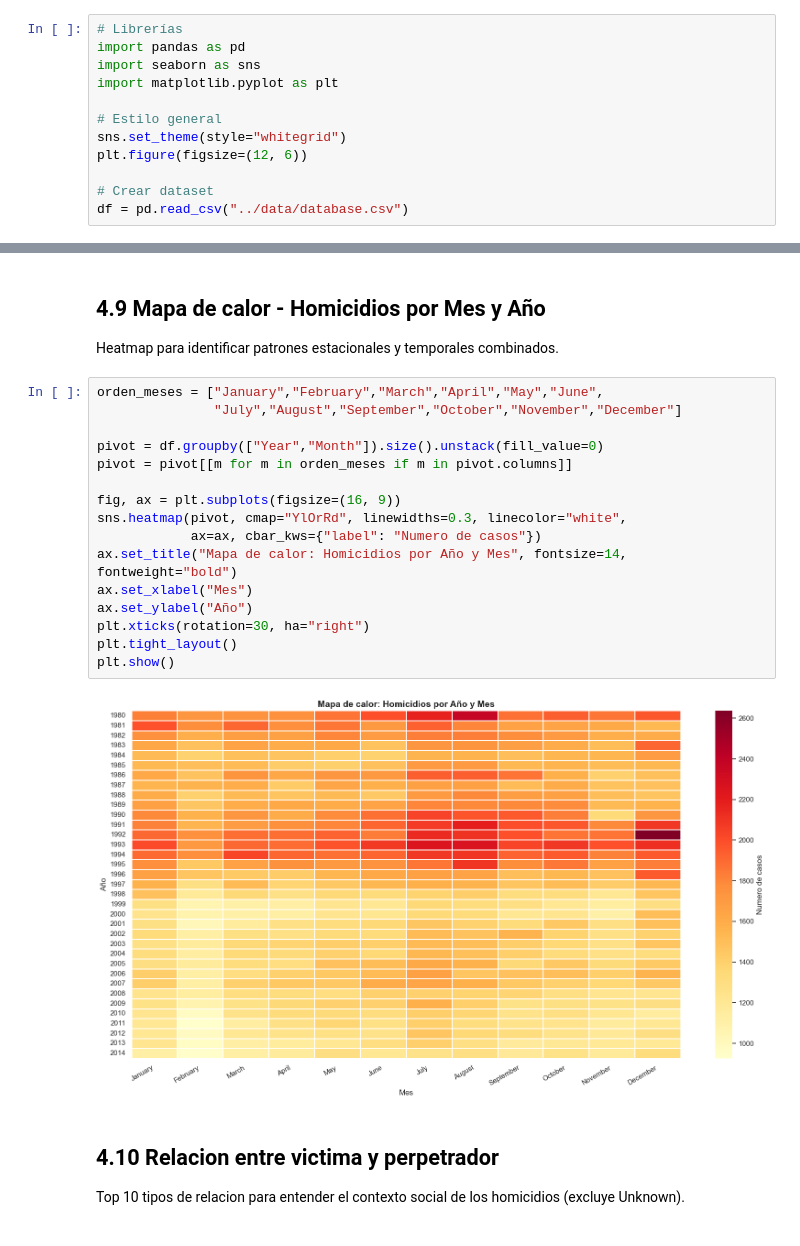
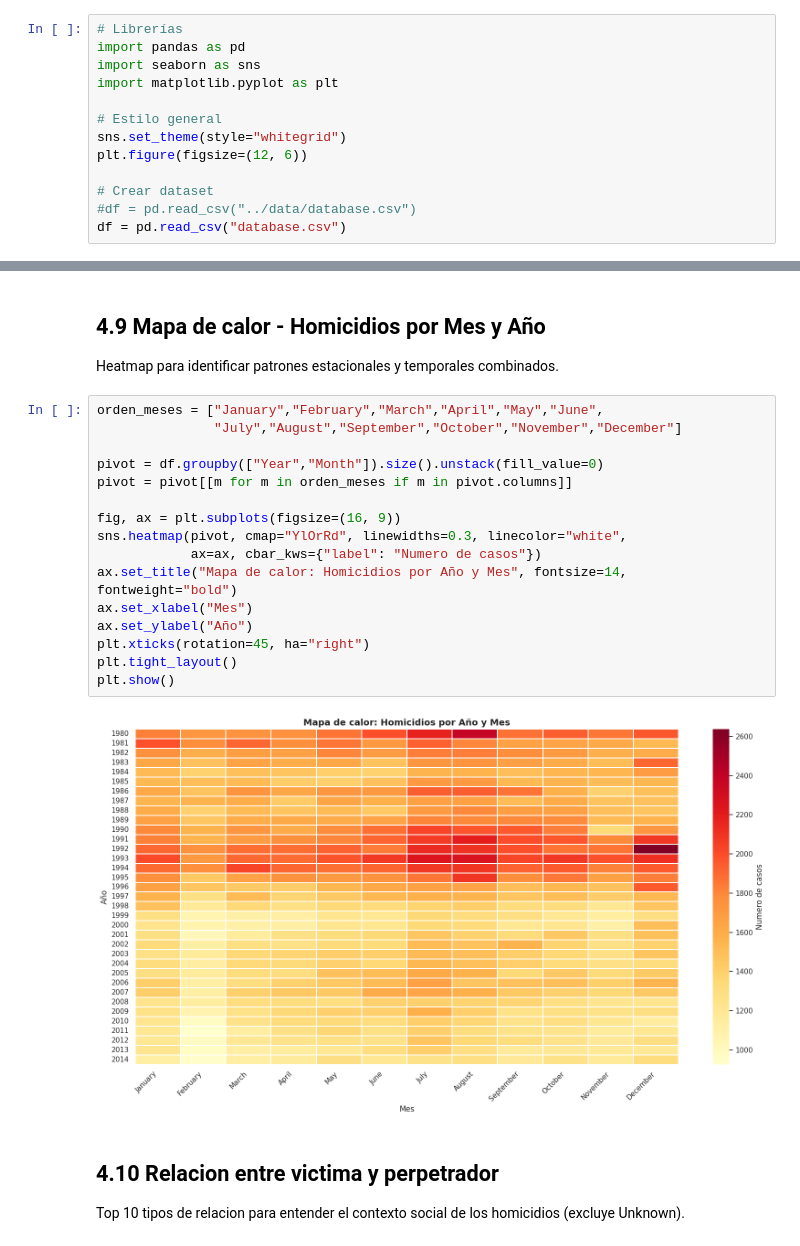
Before and after one commit to eospgonz10/statistical_analytics_homicide, a Jupyter notebook: sesiones_practicas/sp_1_juan_jose_garcia_alvarez_estiven_ospina_gonzalez.ipynb, the cells around one changed output, grey strips where cells are left out. Cells and saved outputs as stored; diff of their text form.

```diff
--- a/sesiones_practicas/sp_1_juan_jose_garcia_alvarez_estiven_ospina_gonzalez.ipynb
+++ b/sesiones_practicas/sp_1_juan_jose_garcia_alvarez_estiven_ospina_gonzalez.ipynb
@@ -48,7 +48,8 @@ sns.set_theme(style="whitegrid")
 plt.figure(figsize=(12, 6))
 
 # Crear dataset
-df = pd.read_csv("../data/database.csv")
+#df = pd.read_csv("../data/database.csv")
+df = pd.read_csv("database.csv")
 # %% [output]
 <Figure size 1200x600 with 0 Axes>
 # %% [markdown]
@@ -432,21 +433,21 @@ Heatmap para identificar patrones estacionales y temporales combinados.
 # %%
 orden_meses = ["January","February","March","April","May","June",
                "July","August","September","October","November","December"]
 
 pivot = df.groupby(["Year","Month"]).size().unstack(fill_value=0)
 pivot = pivot[[m for m in orden_meses if m in pivot.columns]]
 
 fig, ax = plt.subplots(figsize=(16, 9))
 sns.heatmap(pivot, cmap="YlOrRd", linewidths=0.3, linecolor="white",
             ax=ax, cbar_kws={"label": "Numero de casos"})
 ax.set_title("Mapa de calor: Homicidios por Año y Mes", fontsize=14, fontweight="bold")
 ax.set_xlabel("Mes")
 ax.set_ylabel("Año")
-plt.xticks(rotation=30, ha="right")
+plt.xticks(rotation=45, ha="right")
 plt.tight_layout()
 plt.show()
 # %% [output]
-[figure, old version]
+[figure, new version]
 # %% [markdown]
 ## 4.10 Relacion entre victima y perpetrador
 
```
Also changed, not shown: parts of 9 cells of this notebook.
